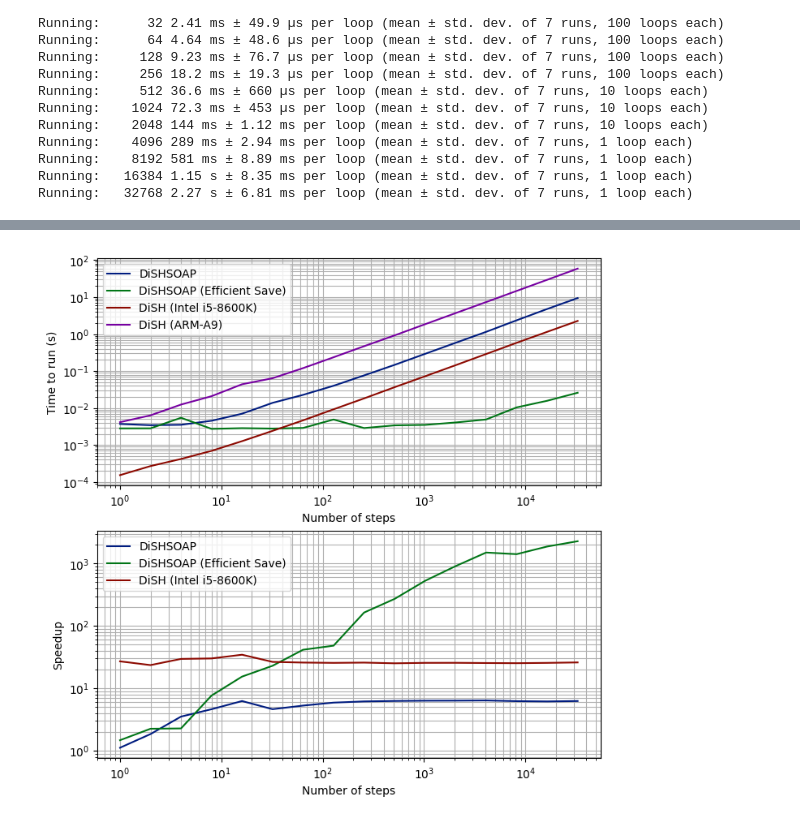
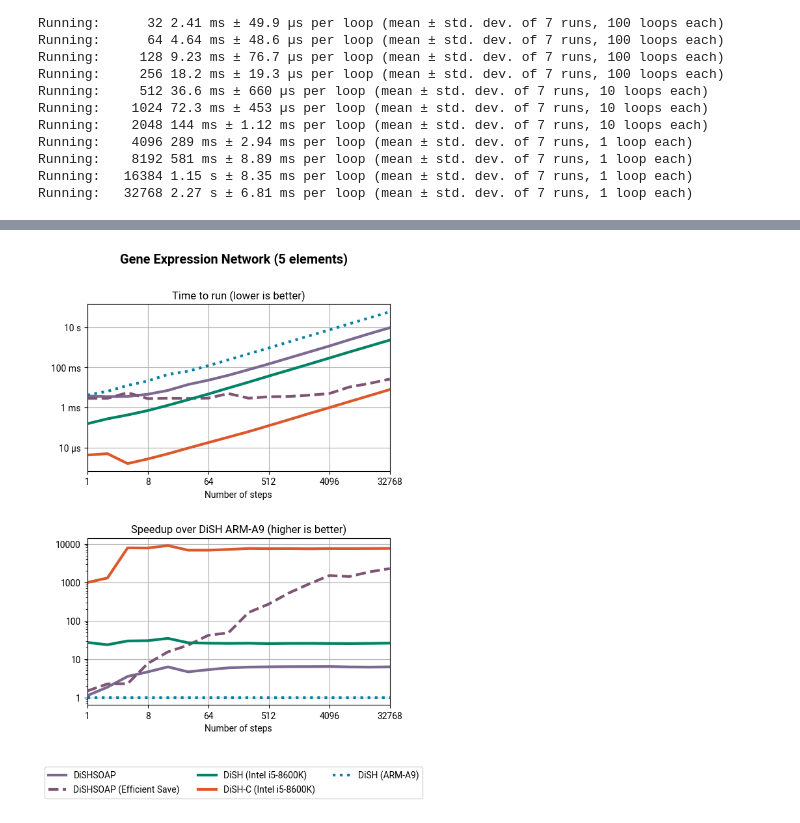
Before and after one commit to wbv/dyse-framework, a Jupyter notebook: dishsoap/poster-results/bench-gene-expressions.ipynb, the cells around one changed output, grey strips where cells are left out. Saved outputs shown, nothing was run; the diff lists cells and outputs as text; code cells hidden in the pictures.

Commit message:
dishy (dish-c), semester results (benchmarks)

```diff
--- a/dishsoap/poster-results/bench-gene-expressions.ipynb
+++ b/dishsoap/poster-results/bench-gene-expressions.ipynb
@@ -31,5 +31,3 @@ Running:   32768 2.27 s ± 6.81 ms per loop (mean ± std. dev. of 7 runs, 1 loop
 import pandas as pd
 import numpy as np
 import matplotlib.pyplot as plt
-# %%
-df = pd.read_csv('gene-exp-summary.csv', sep=',', header=0, index_col=0)
@@ -56,30 +34,67 @@ plt.style.available
 # %%
 import matplotlib.ticker as ticker
 
-with plt.style.context('seaborn-dark-palette'):
-    fig, (ax1, ax2) = plt.subplots(2, 1, figsize=(8,8))
-    ax1.loglog(df['fastdish_time'],         label='DiSHSOAP')
-    ax1.loglog(df['fastdish_pickled_time'], label='DiSHSOAP (Efficient Save)')
-    ax1.loglog(df['dish_intel_time'],       label='DiSH (Intel i5-8600K)')
-    ax1.loglog(df['dish_time'],             label='DiSH (ARM-A9)')
-    ax1.set_ylabel('Time to run (s)')
+waltstyle = {
+    'lines.linewidth': 3,
+    'font.family': 'Roboto',
+    'axes.prop_cycle':
+        plt.cycler(
+            color     = ['#7c6992', '#7e5475', '#008264', '#dc582a', '#0081a6',],
+            linestyle = ['-',       '--',      '-',       '-',       ':',],
+        ),
+}
 
-    df['fastdish_norm']         = df['dish_time'] / df['fastdish_time']
-    df['fastdish_pickled_norm'] = df['dish_time'] / df['fastdish_pickled_time']
-    df['dish_intel_norm']       = df['dish_time'] / df['dish_intel_time']
+for source, name in zip(['gene-exp-summary.csv',
+                         'tcell-summary.csv'],
+                        ['Gene Expression Network (5 elements)',
+                         'T-Cell Regulatory Network (61 Elements)']):
 
-    ax2.loglog(df['fastdish_norm'],         label='DiSHSOAP')
-    ax2.loglog(df['fastdish_pickled_norm'], label='DiSHSOAP (Efficient Save)')
-    ax2.loglog(df['dish_intel_norm'],       label='DiSH (Intel i5-8600K)')
-    ax2.set_ylabel('Speedup')
+    df = pd.read_csv(source, sep=',', header=0, index_col=0)
+    with plt.style.context(waltstyle):
 
-    for ax in (ax1, ax2):
-        ax.legend()
-        ax.grid(which='both')
-        ax.set_xlabel('Number of steps')
+        fig, (ax1, ax2) = plt.subplots(2, 1, figsize=(6,8))
+        ax1.loglog(df['fastdish_time'],         label='DiSHSOAP')
+        ax1.loglog(df['fastdish_pickled_time'], label='DiSHSOAP (Efficient Save)')
+        ax1.loglog(df['dish_intel_time'],       label='DiSH (Intel i5-8600K)')
+        ax1.loglog(df['dishy_intel_time'],      label='DiSH-C (Intel i5-8600K)')
+        ax1.loglog(df['dish_time'],             label='DiSH (ARM-A9)')
 
+        ax1.set_title('Time to run (lower is better)')
+        ax1.yaxis.set_major_formatter(ticker.EngFormatter(unit='s'))
 
-    plt.savefig('plots.pdf')
-    plt.show()
+        df['fastdish_norm']         = df['dish_time'] / df['fastdish_time']
+        df['fastdish_pickled_norm'] = df['dish_time'] / df['fastdish_pickled_time']
+        df['dish_intel_norm']       = df['dish_time'] / df['dish_intel_time']
+        df['dishy_intel_norm']      = df['dish_time'] / df['dishy_intel_time']
+        df['dish_norm']             = df['dish_time'] / df['dish_time']
+
+        ax2.loglog(df['fastdish_norm'],         label='DiSHSOAP')
+        ax2.loglog(df['fastdish_pickled_norm'], label='DiSHSOAP (Efficient Save)')
+        ax2.loglog(df['dish_intel_norm'],       label='DiSH (Intel i5-8600K)')
+        ax2.loglog(df['dishy_intel_norm'],      label='DiSH-C (Intel i5-8600K)')
+        ax2.loglog(df['dish_norm'],             label='DiSH (ARM-A9)')
+
+        ax2.set_title('Speedup over DiSH ARM-A9 (higher is better)')
+        ax2.yaxis.set_major_formatter(ticker.ScalarFormatter())
+
+        for ax in (ax1, ax2):
+            ax.grid(which='major')
+            ax.set_xlabel('Number of steps')
+            ax.set_xticks([2**i for i in range(0,16,3)], minor=False)
+            ax.set_xticks([], minor=True)
+            ax.xaxis.set_major_formatter(ticker.ScalarFormatter())
+            ax.set_xlim(1,2**15)
+
+        fig.legend(
+            handles = [ax1.lines[i] for i in range(len(ax1.lines))],
+            bbox_to_anchor = (0.5, 0.0), loc = 'upper center', # anchor is at bottom
+            ncol=3
+        )
+
+        fig.subplots_adjust(hspace=0.4)
+        fig.suptitle(name, fontsize='x-large', fontweight='semibold')
+
+        plt.savefig(source[:-11] + 'plots.pdf', bbox_inches='tight')
+        plt.show()
 # %% [output]
-[figure, old version]
+[figure, new version]
```
Also changed, not shown: parts of 3 cells of this notebook, 13 other files.
